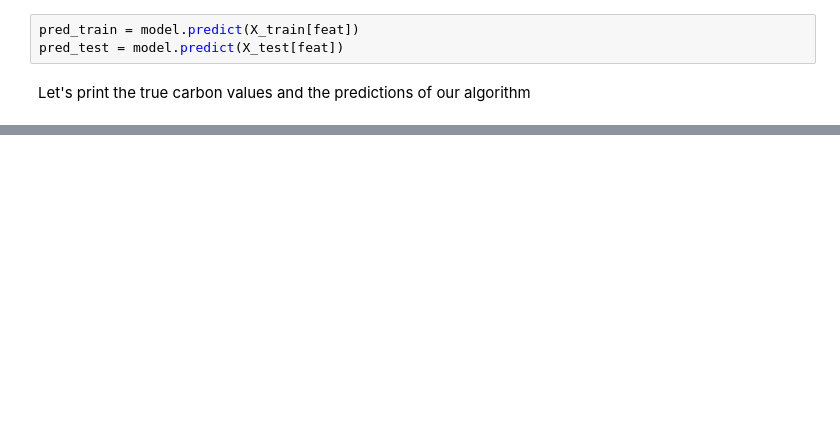
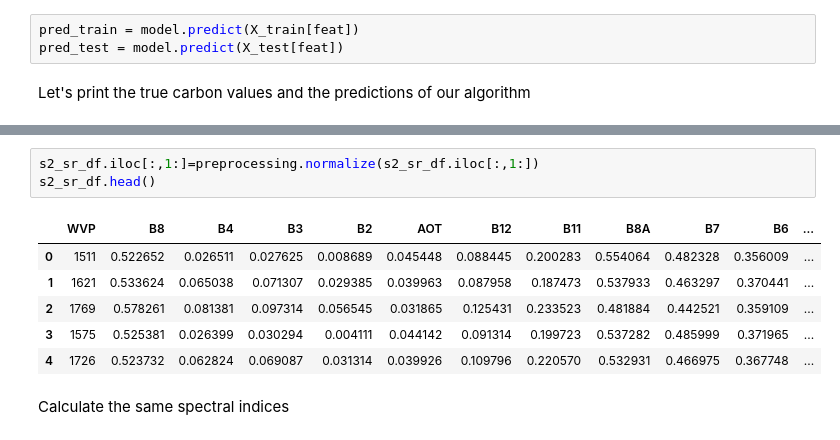
Before and after one commit to janjatovic/MangrovesBardsley, a Jupyter notebook: Mangroves on Bardsley.ipynb, the cells around one changed output, grey strips where cells are left out. Cells and saved outputs as stored; diff of their text form; blank space fills up the shorter version.

```diff
--- a/Mangroves on Bardsley.ipynb
+++ b/Mangroves on Bardsley.ipynb
@@ -212,0 +231,12 @@ Root Mean Squared Error: 3.8312175479859083
+# %%
+s2_sr_df.iloc[:,1:]=preprocessing.normalize(s2_sr_df.iloc[:,1:])
+s2_sr_df.head()
+# %% [output]
+|  | WVP | B8 | B4 | B3 | B2 | AOT | B12 | B11 | B8A | B7 | B6 | ... |
+| 0 | 1511 | 0.522652 | 0.026511 | 0.027625 | 0.008689 | 0.045448 | 0.088445 | 0.200283 | 0.554064 | 0.482328 | 0.356009 | ... |
+| 1 | 1621 | 0.533624 | 0.065038 | 0.071307 | 0.029385 | 0.039963 | 0.087958 | 0.187473 | 0.537933 | 0.463297 | 0.370441 | ... |
+| 2 | 1769 | 0.578261 | 0.081381 | 0.097314 | 0.056545 | 0.031865 | 0.125431 | 0.233523 | 0.481884 | 0.442521 | 0.359109 | ... |
+| 3 | 1575 | 0.525381 | 0.026399 | 0.030294 | 0.004111 | 0.044142 | 0.091314 | 0.199723 | 0.537282 | 0.485999 | 0.371965 | ... |
+| 4 | 1726 | 0.523732 | 0.062824 | 0.069087 | 0.031314 | 0.039926 | 0.109796 | 0.220570 | 0.532931 | 0.466975 | 0.367748 | ... |
+# %% [markdown]
+Calculate the same spectral indices
```
Also changed, not shown: parts of 15 cells of this notebook.
